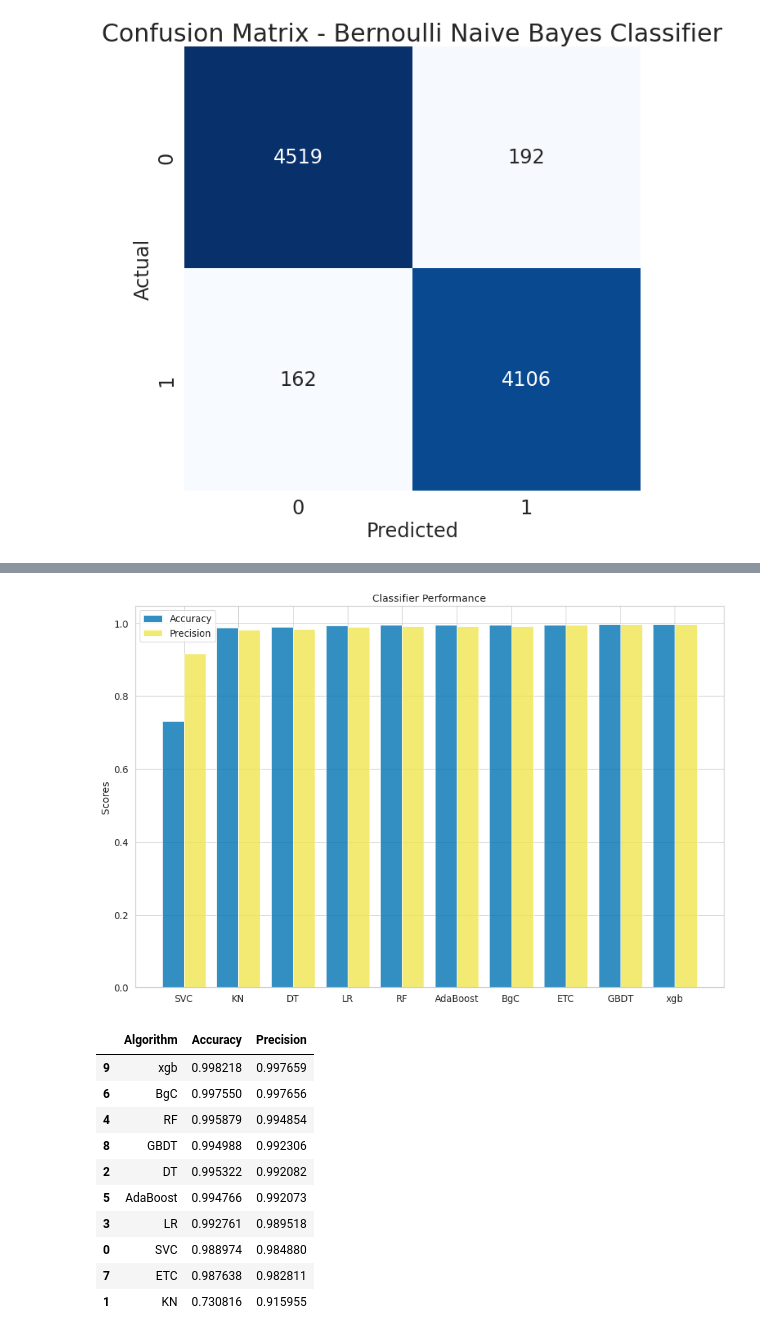
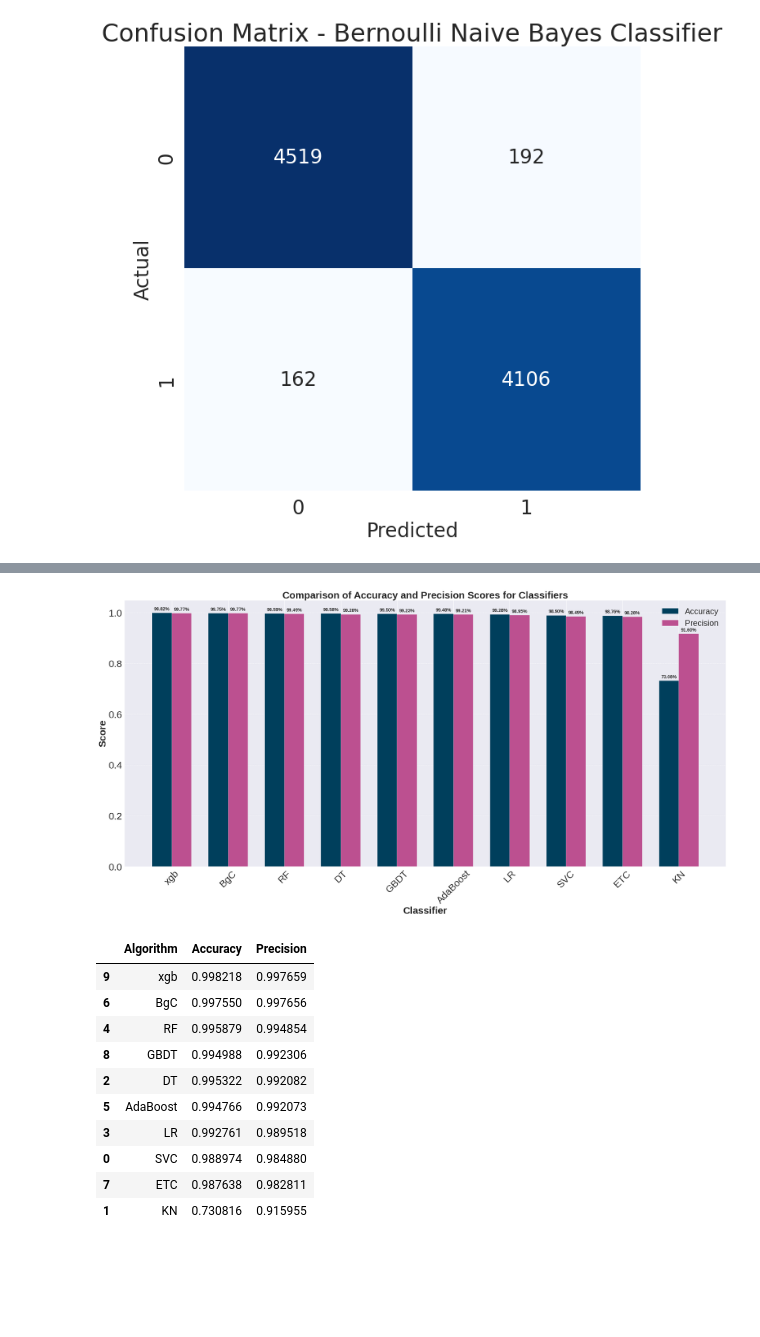
Before and after one commit to Jkhattak/FakeAndRealNews, a Jupyter notebook: main.ipynb, the cells around one changed output, grey strips where cells are left out. Drawn from its saved outputs; the diff is of its cells as text; code cells hidden in the pictures; blank space fills up the shorter version.

```diff
--- a/main.ipynb
+++ b/main.ipynb
@@ -923,21 +928,55 @@ Precision -  0.9923058988109116
 For  xgb
 Accuracy -  0.9982180643724246
 Precision -  0.9976591760299626
-# %%
-# Set up the colors for the bars
-colors = ['#0072B2', '#F0E551']
-
-# Create a bar plot for accuracy scores
-plt.figure(figsize=(15,10))
-plt.bar(y_pos-0.2, accuracy, width=0.4, align='center', alpha=0.8, color=colors[0], label='Accuracy')
-plt.bar(y_pos+0.2, precision, width=0.4, align='center', alpha=0.8, color=colors[1], label='Precision')
-plt.xticks(y_pos, classifiers, fontsize=24)
-plt.ylabel('Scores', fontsize=30)
-plt.title('Classifier Performance', fontsize=30)
-plt.legend(fontsize=24)
-plt.show()
-# %% [output]
-[figure, removed]
+# %%
+# Define color palette
+colors = ['#003f5c', '#bc5090']
+
+# Define figure and axis objects
+fig, ax = plt.subplots(figsize=(33, 15))
+
+# Define bar width
+bar_width = 0.35
+
+# Define positions for the bars on x-axis
+r1 = np.arange(len(clfs))
+r2 = [x + bar_width for x in r1]
+
+# Sort classifiers based on accuracy score
+sorted_indices = np.argsort(accuracy_scores)[::-1]
+sorted_clfs = [list(clfs.keys())[i] for i in sorted_indices]
+
+# Plot the bars for accuracy and precision scores
+rects1 = ax.bar(r1, [accuracy_scores[i] for i in sorted_indices], color=colors[0], width=bar_width, edgecolor='white', label='Accuracy')
+rects2 = ax.bar(r2, [precision_scores[i] for i in sorted_indices], color=colors[1], width=bar_width, edgecolor='white', label='Precision')
+
+# Add grid lines and set x-tick labels
+ax.grid(axis='y', linestyle='--', alpha=0.7)
+ax.set_xticks([r + bar_width / 2 for r in range(len(clfs))])
+ax.set_xticklabels(sorted_clfs)
+ax.tick_params(axis='x', labelrotation=45)
+
+# Add x-axis and y-axis labels and a title
+ax.set_xlabel('Classifier', fontweight='bold', fontsize=30)
+ax.set_ylabel('Score', fontweight='bold', fontsize=30)
+ax.set_title('Comparison of Accuracy and Precision Scores for Classifiers', fontweight='bold', fontsize=30)
+
+# Set the font size of y-axis ticks and legend
+ax.tick_params(axis='y', labelsize=30)
+ax.tick_params(axis='x', labelsize=30)
+ax.legend(prop={'size': 25})
+
+# Add labels to the top of each bar
+for i, rect in enumerate(rects1):
+    ax.text(rect.get_x() + rect.get_width() / 2.0, rect.get_height() + 0.01, f'{accuracy_scores[sorted_indices[i]]:.2%}', ha='center', fontweight='bold',fontsize=14)
+
+for i, rect in enumerate(rects2):
+    ax.text(rect.get_x() + rect.get_width() / 2.0, rect.get_height() + 0.01, f'{precision_scores[sorted_indices[i]]:.2%}', ha='center', fontweight='bold',fontsize=14)
+
+# Show the plots
+plt.show()
+# %% [output]
+[figure, added]
 # %%
 # This line creates a new pandas DataFrame called performance_df
 # The DataFrame contains three columns: Algorithm, Accuracy, and Precision
```
Also changed, not shown: parts of 16 cells of this notebook.
